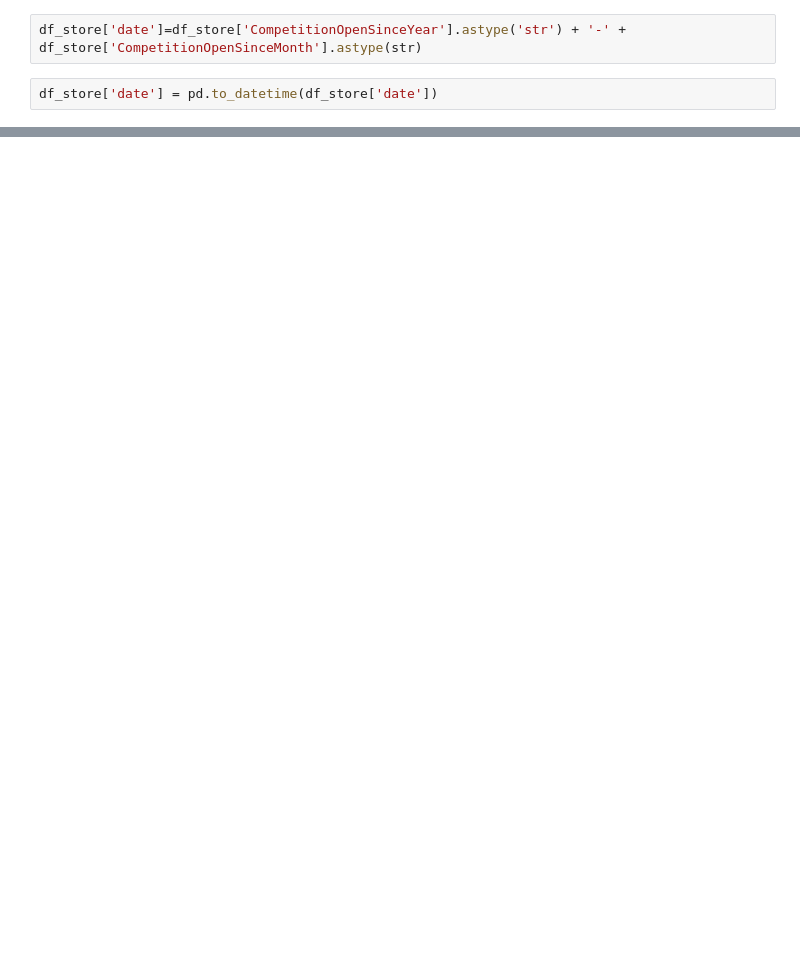
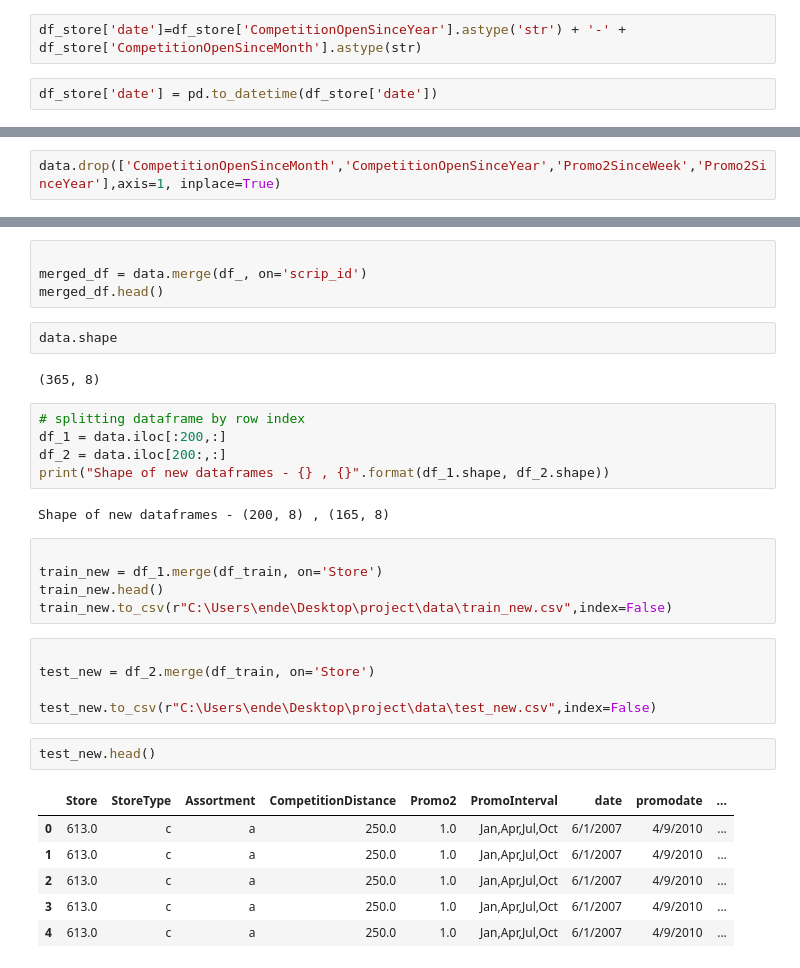
Before and after one commit to Endework/Forcast, a Jupyter notebook: notebooks/new.ipynb, the cells around one changed output, grey strips where cells are left out. Drawn from its saved outputs; the diff is of its cells as text; blank space fills up the shorter version.

```diff
--- a/notebooks/new.ipynb
+++ b/notebooks/new.ipynb
@@ -112,0 +159,2 @@ df_store.head()
+# %%
+data.drop(['CompetitionOpenSinceMonth','CompetitionOpenSinceYear','Promo2SinceWeek','Promo2SinceYear'],axis=1, inplace=True)
@@ -112,0 +167,34 @@ df_store.head()
+# %%
+
+merged_df = data.merge(df_, on='scrip_id')
+merged_df.head()
+# %%
+data.shape
+# %% [output]
+(365, 8)
+# %%
+# splitting dataframe by row index
+df_1 = data.iloc[:200,:]
+df_2 = data.iloc[200:,:]
+print("Shape of new dataframes - {} , {}".format(df_1.shape, df_2.shape))
+# %% [output]
+Shape of new dataframes - (200, 8) , (165, 8)
+# %%
+
+train_new = df_1.merge(df_train, on='Store')
+train_new.head()
+train_new.to_csv(r"C:\Users\ende\Desktop\project\data\train_new.csv",index=False)
+# %%
+
+test_new = df_2.merge(df_train, on='Store')
+
+test_new.to_csv(r"C:\Users\ende\Desktop\project\data\test_new.csv",index=False)
+# %%
+test_new.head()
+# %% [output]
+|  | Store | StoreType | Assortment | CompetitionDistance | Promo2 | PromoInterval | date | promodate | ... |
+| 0 | 613.0 | c | a | 250.0 | 1.0 | Jan,Apr,Jul,Oct | 6/1/2007 | 4/9/2010 | ... |
+| 1 | 613.0 | c | a | 250.0 | 1.0 | Jan,Apr,Jul,Oct | 6/1/2007 | 4/9/2010 | ... |
+| 2 | 613.0 | c | a | 250.0 | 1.0 | Jan,Apr,Jul,Oct | 6/1/2007 | 4/9/2010 | ... |
+| 3 | 613.0 | c | a | 250.0 | 1.0 | Jan,Apr,Jul,Oct | 6/1/2007 | 4/9/2010 | ... |
+| 4 | 613.0 | c | a | 250.0 | 1.0 | Jan,Apr,Jul,Oct | 6/1/2007 | 4/9/2010 | ... |
```
Also changed, not shown: parts of 32 cells of this notebook.
